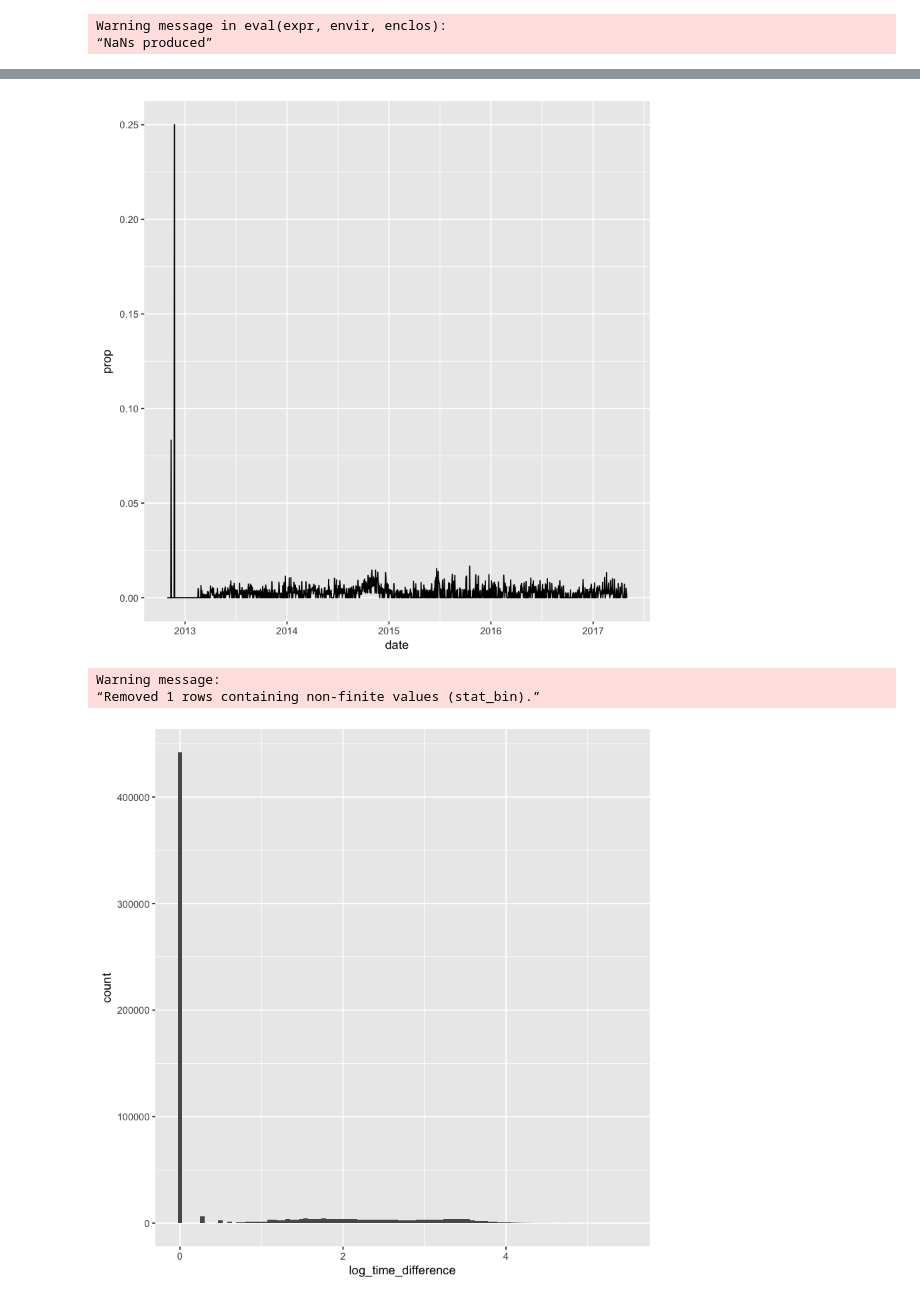
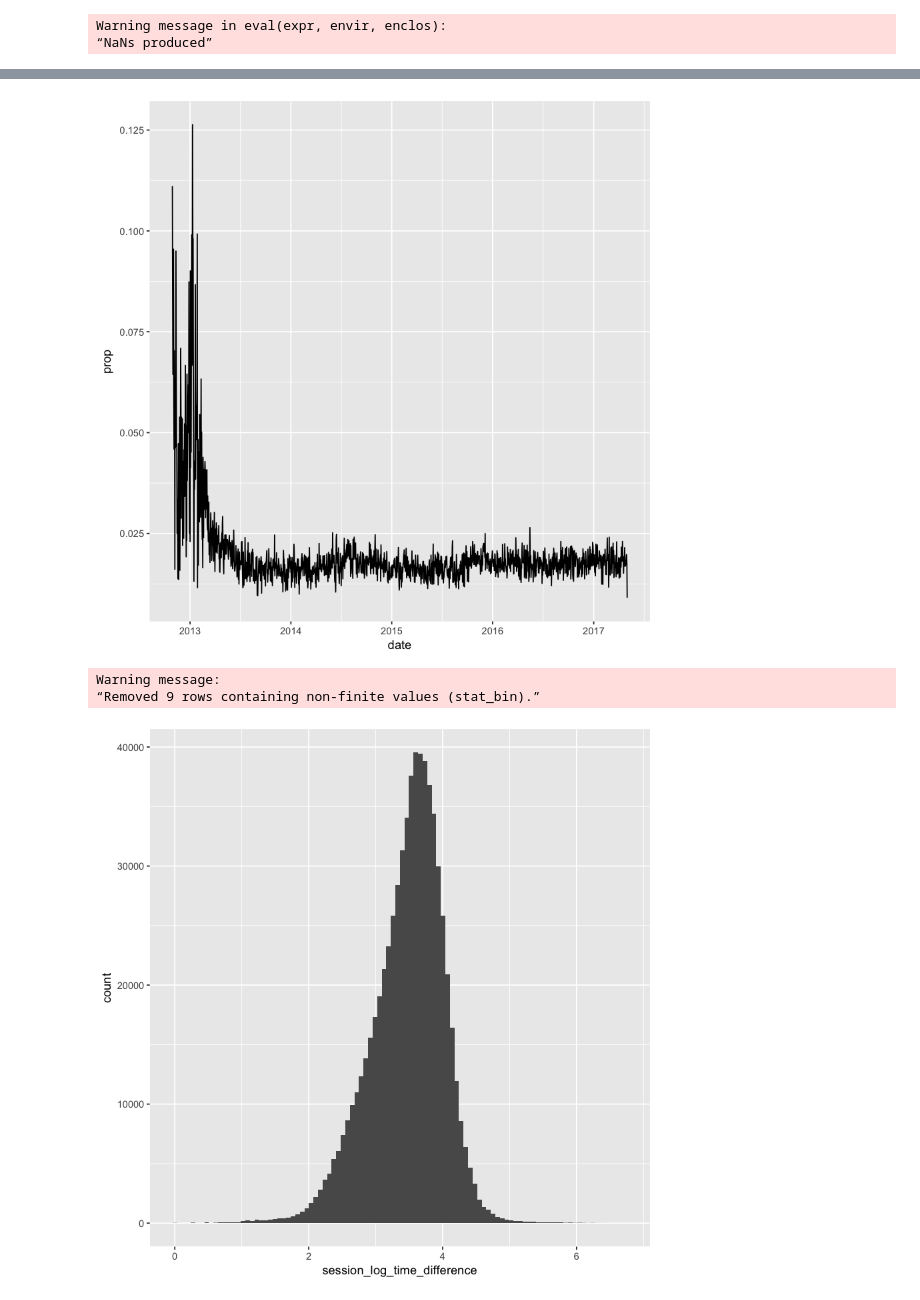
Before and after one commit to hall1467/wikidata_usage_tracking, a Jupyter notebook: jupyter_notebooks/edit_type_analyses/session_length.ipynb, the cells around one changed output, grey strips where cells are left out. Drawn from its saved outputs; the diff is of its cells as text; code cells hidden in the pictures.

```diff
--- a/jupyter_notebooks/edit_type_analyses/session_length.ipynb
+++ b/jupyter_notebooks/edit_type_analyses/session_length.ipynb
@@ -58,15 +73,15 @@ detach(registered_user_mwsessions_results)
 # %% [markdown]
 # Anon event lengths
 # %%
-anon_mwsessions_results <- data.table(read.table("~/Desktop/temp", header=TRUE, sep="\t"))
+anon_mwsessions_results <- data.table(read.table("../../results/wikidata_page_revisions_with_timestamp_edit_types_and_usage/registered_user_session_data.tsv", header=TRUE, sep="\t"))
 # %%
 anon_mwsessions_results$start_time <- as.POSIXct(as.character(anon_mwsessions_results$start), format='%Y%m%d%H%M%S', origin='1970-01-01')
 # %%
 anon_mwsessions_results$end_time <- as.POSIXct(as.character(anon_mwsessions_results$end), format='%Y%m%d%H%M%S', origin='1970-01-01')
 # %%
-anon_mwsessions_results$time_difference <- as.numeric(anon_mwsessions_results$end_time - anon_mwsessions_results$start_time)
+anon_mwsessions_results$session_time_difference <- as.numeric(anon_mwsessions_results$end_time - anon_mwsessions_results$start_time)
 # %%
-anon_mwsessions_results$log_time_difference <- log10(anon_mwsessions_results$time_difference + 1)
+anon_mwsessions_results$session_log_time_difference <- log10(anon_mwsessions_results$session_time_difference + 1)
 # %% [output]
 Warning message in eval(expr, envir, enclos):
 “NaNs produced”
@@ -79,12 +108,15 @@ attach(anon_mwsessions_results)
 # %%
 ggplot(anon_mwsessions_results[,
-list(n=length(time_difference), prop=mean(time_difference >= 60*60*3)),
+list(n=length(session_time_difference), prop=mean(session_time_difference >= 60*60*3)),
 by=list(date=as.Date(start_time))], aes(x=date, y=prop)) + geom_line()
 # %% [output]
-[figure, old version]
+[figure, new version]
 # %%
-ggplot(anon_mwsessions_results,aes(x=log_time_difference)) + geom_histogram(bins=100)
+ggplot(anon_mwsessions_results[anon_mwsessions_results$events >= 10,],
+       aes(x=session_log_time_difference)) +
+geom_histogram(bins=100) #+
+#scale_x_continuous(breaks=log10(c(2,10,60)))
 # %% [output]
 Warning message:
-“Removed 1 rows containing non-finite values (stat_bin).”
+“Removed 9 rows containing non-finite values (stat_bin).”
-[figure, old version]
+[figure, new version]
```
Also changed, not shown: parts of 34 cells of this notebook, 1 other file.
